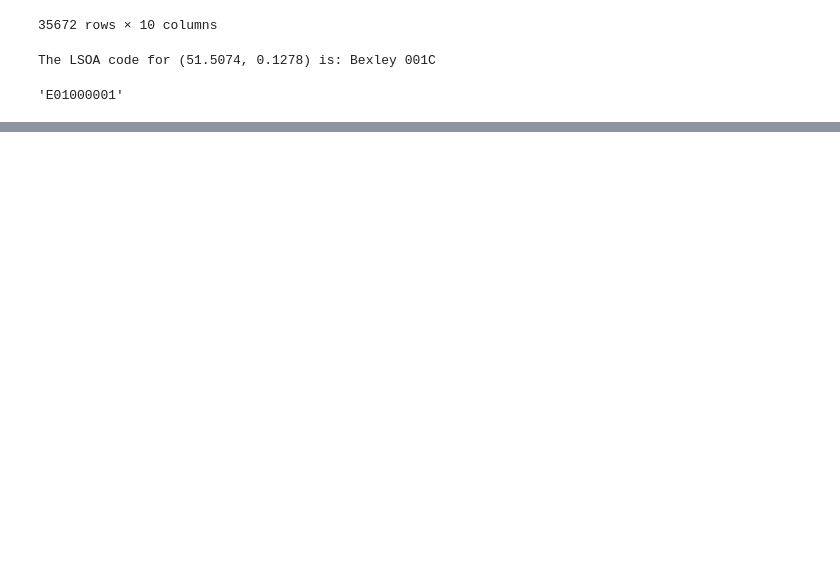
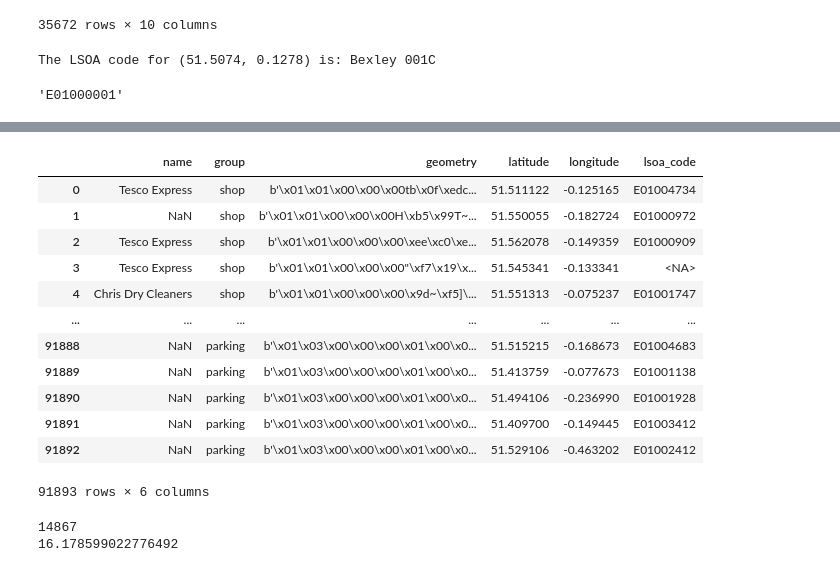
Before and after one commit to skyrimer/ARWCASP, a Jupyter notebook: EDA/London_busy.ipynb, the cells around one changed output, grey strips where cells are left out. Drawn from its saved outputs; the diff is of its cells as text; code cells hidden in the pictures; blank space fills up the shorter version.

```diff
--- a/EDA/London_busy.ipynb
+++ b/EDA/London_busy.ipynb
@@ -77,7 +77,7 @@ print(initial_rows - num_missing_name, 'number of rows that contain name')
 22.431523619862233 % percentage of rows that are missing name
 71280 number of rows that contain name
 # %%
-lsoa_boundaries = gpd.read_file('../processed_data/LSOA boundries.geojson')
+lsoa_boundaries = gpd.read_file('../processed_data/LSOA boundaries.geojson')
 # %%
 lsoa_boundaries
 # %% [output]
@@ -124,11 +124,29 @@ print(f"The LSOA code for ({example_latitude}, {example_longitude}) is: {lsoa_co
 The LSOA code for (51.5074, 0.1278) is: Bexley 001C
 # %%
 def name_to_lsoa(name):
-    return lsoa_boundaries.loc[lsoa_boundaries['LSOA21NM'] == name, 'LSOA21CD']
+    """
+    Converts an LSOA name or a Series of LSOA names to LSOA codes.
+
+    Args:
+        name (str or pd.Series): The LSOA name(s) to convert.
+
+    Returns:
+        pd.Series: A Series containing the corresponding LSOA codes.  Returns NaN for names not found.
+    """
+    if isinstance(name, pd.Series):
+        # Vectorized lookup for a Series of names
+        return name.map(lambda x: lsoa_boundaries.loc[lsoa_boundaries['LSOA21NM'] == x, 'LSOA21CD'].iloc[0] if x in lsoa_boundaries['LSOA21NM'].values else pd.NA)
+    else:
+        # Handle a single name (for completeness, though the main use case is a Series)
+        result = lsoa_boundaries.loc[lsoa_boundaries['LSOA21NM'] == name, 'LSOA21CD']
+        if not result.empty:
+            return result.iloc[0]  # Return the first element if found
+        else:
+            return pd.NA  # Return NaN if not found
 
 # Test:
 example_name = 'City of London 001A'
-code = name_to_lsoa(example_name)[0]
+code = name_to_lsoa(example_name)
 code
 # %% [output]
 'E01000001'
@@ -246,0 +282,6 @@ Processed batch 21/919
+# %%
+# Convert name to LSOA code
+updated_lsoa_codes = busy_with_lsoa['lsoa_code'].apply(name_to_lsoa)
+
+# Print the result
+updated_lsoa_codes
@@ -246,0 +301,33 @@ Processed batch 21/919
+# %%
+# Add the new LSOA codes
+busy_with_lsoa['lsoa_code'] = updated_lsoa_codes
+busy_with_lsoa
+# %% [output]
+|  | name | group | geometry | latitude | longitude | lsoa_code |
+| 0 | Tesco Express | shop | b'\x01\x01\x00\x00\x00tb\x0f\xedc... | 51.511122 | -0.125165 | E01004734 |
+| 1 | NaN | shop | b'\x01\x01\x00\x00\x00H\xb5\x99T~... | 51.550055 | -0.182724 | E01000972 |
+| 2 | Tesco Express | shop | b'\x01\x01\x00\x00\x00\xee\xc0\xe... | 51.562078 | -0.149359 | E01000909 |
+| 3 | Tesco Express | shop | b'\x01\x01\x00\x00\x00"\xf7\x19\x... | 51.545341 | -0.133341 | <NA> |
+| 4 | Chris Dry Cleaners | shop | b'\x01\x01\x00\x00\x00\x9d~\xf5]\... | 51.551313 | -0.075237 | E01001747 |
+| ... | ... | ... | ... | ... | ... | ... |
+| 91888 | NaN | parking | b'\x01\x03\x00\x00\x00\x01\x00\x0... | 51.515215 | -0.168673 | E01004683 |
+| 91889 | NaN | parking | b'\x01\x03\x00\x00\x00\x01\x00\x0... | 51.413759 | -0.077673 | E01001138 |
+| 91890 | NaN | parking | b'\x01\x03\x00\x00\x00\x01\x00\x0... | 51.494106 | -0.236990 | E01001928 |
+| 91891 | NaN | parking | b'\x01\x03\x00\x00\x00\x01\x00\x0... | 51.409700 | -0.149445 | E01003412 |
+| 91892 | NaN | parking | b'\x01\x03\x00\x00\x00\x01\x00\x0... | 51.529106 | -0.463202 | E01002412 |
+91893 rows × 6 columns
+# %%
+# see how many missing LSOA codes we have
+missing_lsoa_count = updated_lsoa_codes.isna().sum()
+
+# Calculate the total number of records
+total_records = len(updated_lsoa_codes)
+
+# Calculate the percentage of missing LSOA codes
+missing_lsoa_percentage = (missing_lsoa_count / total_records) * 100
+
+print(missing_lsoa_count)
+print(missing_lsoa_percentage)
+# %% [output]
+14867
+16.178599022776492
```
Also changed, not shown: parts of 5 cells of this notebook, 7 other files.
